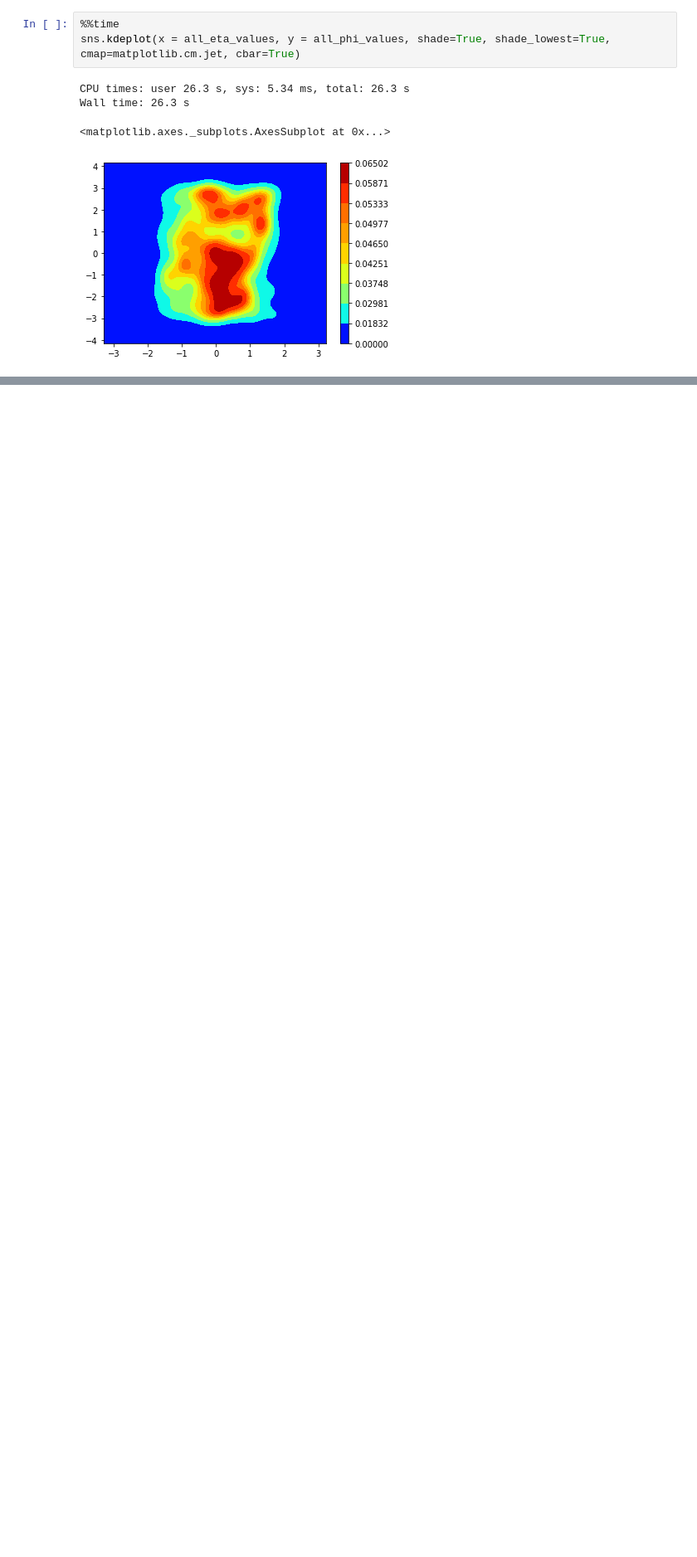
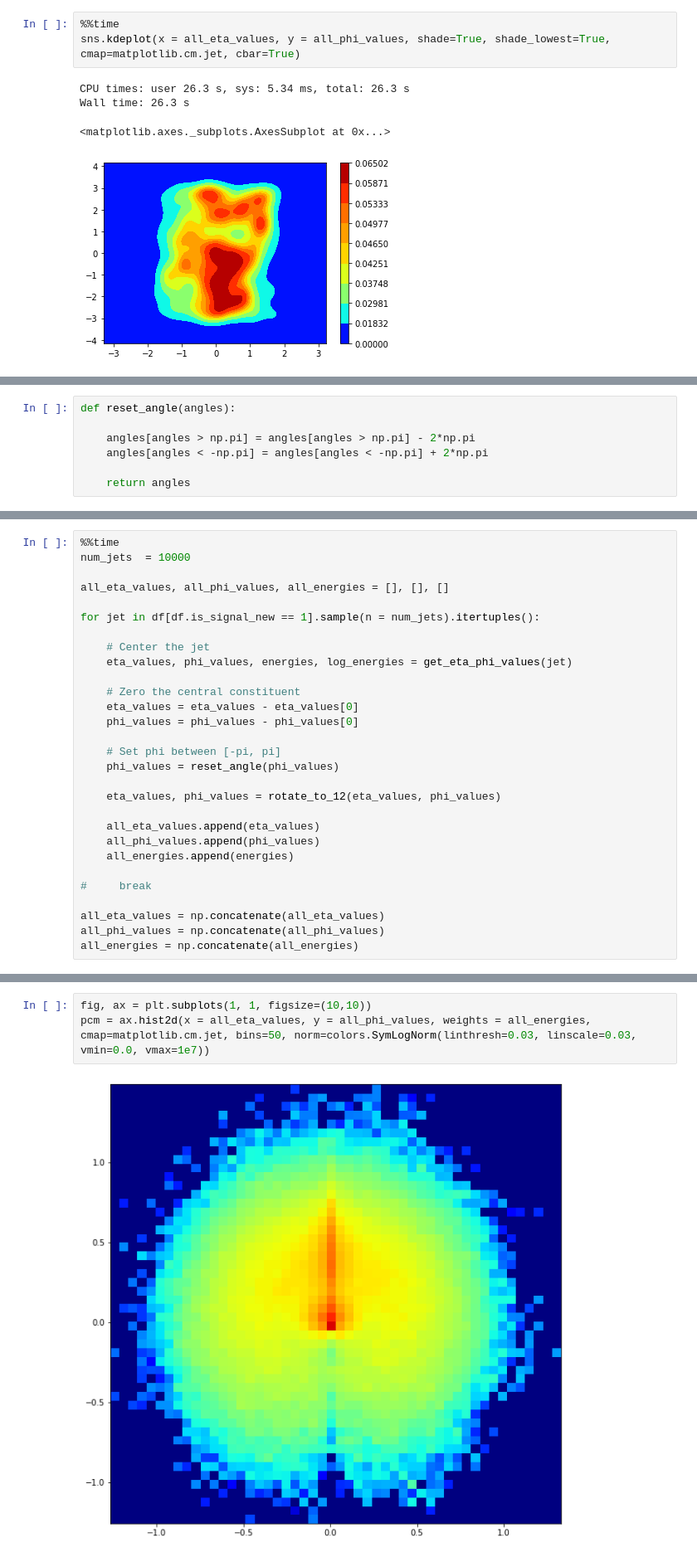
Before and after one commit to murnanedaniel/lorentznet, a Jupyter notebook: notebooks/DataExplore/0-DM-InitialExploration.ipynb, the cells around one changed output, grey strips where cells are left out. Shown at 83% size. Saved outputs shown, nothing was run; the diff lists cells and outputs as text; blank space fills up the shorter version.

```diff
--- a/notebooks/DataExplore/0-DM-InitialExploration.ipynb
+++ b/notebooks/DataExplore/0-DM-InitialExploration.ipynb
@@ -183,0 +190,7 @@ Wall time: 26.3 s
+# %%
+def reset_angle(angles):
+
+    angles[angles > np.pi] = angles[angles > np.pi] - 2*np.pi
+    angles[angles < -np.pi] = angles[angles < -np.pi] + 2*np.pi
+
+    return angles
@@ -183,0 +243,29 @@ Wall time: 26.3 s
+# %%
+%%time
+num_jets  = 10000
+
+all_eta_values, all_phi_values, all_energies = [], [], []
+
+for jet in df[df.is_signal_new == 1].sample(n = num_jets).itertuples():
+
+    # Center the jet
+    eta_values, phi_values, energies, log_energies = get_eta_phi_values(jet)
+
+    # Zero the central constituent
+    eta_values = eta_values - eta_values[0]
+    phi_values = phi_values - phi_values[0]
+
+    # Set phi between [-pi, pi]
+    phi_values = reset_angle(phi_values)
+
+    eta_values, phi_values = rotate_to_12(eta_values, phi_values)
+
+    all_eta_values.append(eta_values)
+    all_phi_values.append(phi_values)
+    all_energies.append(energies)
+
+#     break
+
+all_eta_values = np.concatenate(all_eta_values)
+all_phi_values = np.concatenate(all_phi_values)
+all_energies = np.concatenate(all_energies)
@@ -183,0 +275,5 @@ Wall time: 26.3 s
+# %%
+fig, ax = plt.subplots(1, 1, figsize=(10,10))
+pcm = ax.hist2d(x = all_eta_values, y = all_phi_values, weights = all_energies, cmap=matplotlib.cm.jet, bins=50, norm=colors.SymLogNorm(linthresh=0.03, linscale=0.03, vmin=0.0, vmax=1e7))
+# %% [output]
+[figure, added]
```
Also changed, not shown: parts of 22 cells of this notebook.
